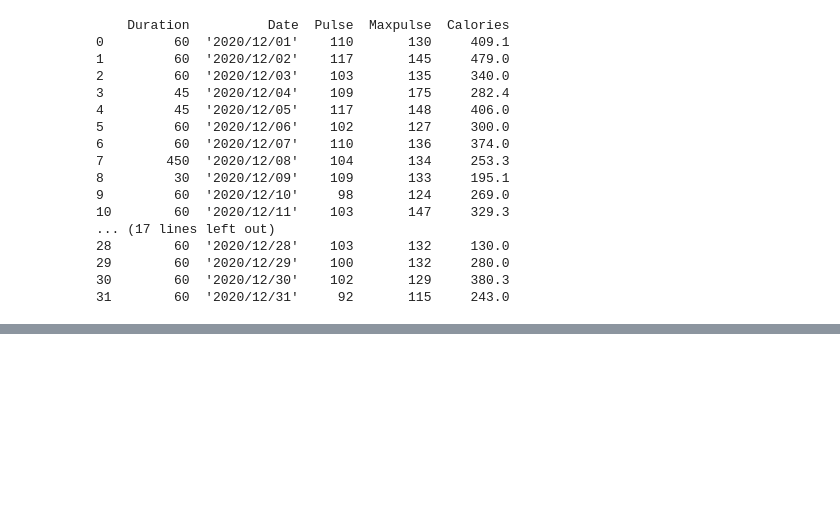
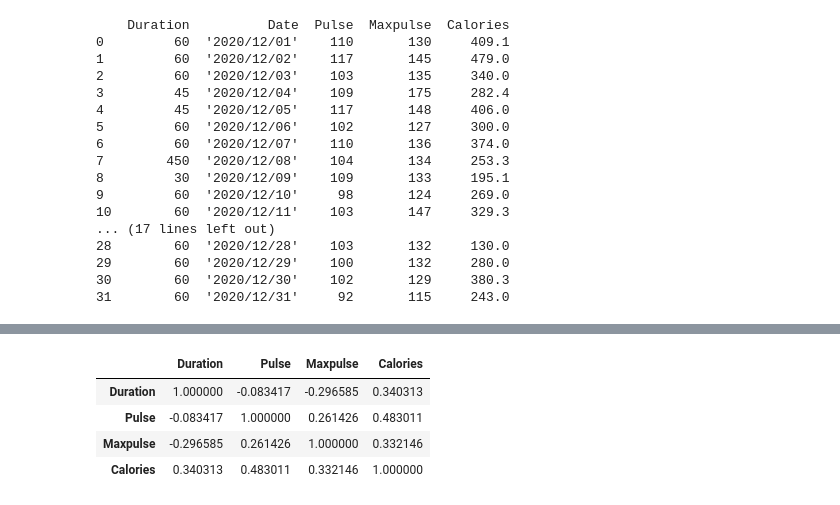
Before and after one commit to Lakshmiprogrammerstrend/Python-class-batch, a Jupyter notebook: Pandas.ipynb, the cells around one changed output, grey strips where cells are left out. Saved outputs shown, nothing was run; the diff lists cells and outputs as text; code cells hidden in the pictures; blank space fills up the shorter version.

```diff
--- a/Pandas.ipynb
+++ b/Pandas.ipynb
@@ -393,0 +508,4 @@ print(df3.to_string())
+# %%
+#Wrong Format
+df6["Date"] = pd.to_datetime(df6['Date'])
+print(df6.to_string())
@@ -393,0 +545,3 @@ print(df3.to_string())
+# %%
+df6.dropna(subset=['Date'],inplace =True)
+print(df6.to_string())
@@ -393,0 +566,4 @@ print(df3.to_string())
+# %%
+#Wrong Data
+df6.loc[7,"Duration"] = 45
+print(df6.to_string())
@@ -393,0 +680,4 @@ print(df3.to_string())
+# %%
+df6.drop_duplicates(inplace =True)
+
+print(df6.to_string())
@@ -393,0 +735,8 @@ print(df3.to_string())
+# %%
+df6.corr()
+# %% [output]
+|  | Duration | Pulse | Maxpulse | Calories |
+| Duration | 1.000000 | -0.083417 | -0.296585 | 0.340313 |
+| Pulse | -0.083417 | 1.000000 | 0.261426 | 0.483011 |
+| Maxpulse | -0.296585 | 0.261426 | 1.000000 | 0.332146 |
+| Calories | 0.340313 | 0.483011 | 0.332146 | 1.000000 |
```
Also changed, not shown: parts of 29 cells of this notebook, 1 other file.
